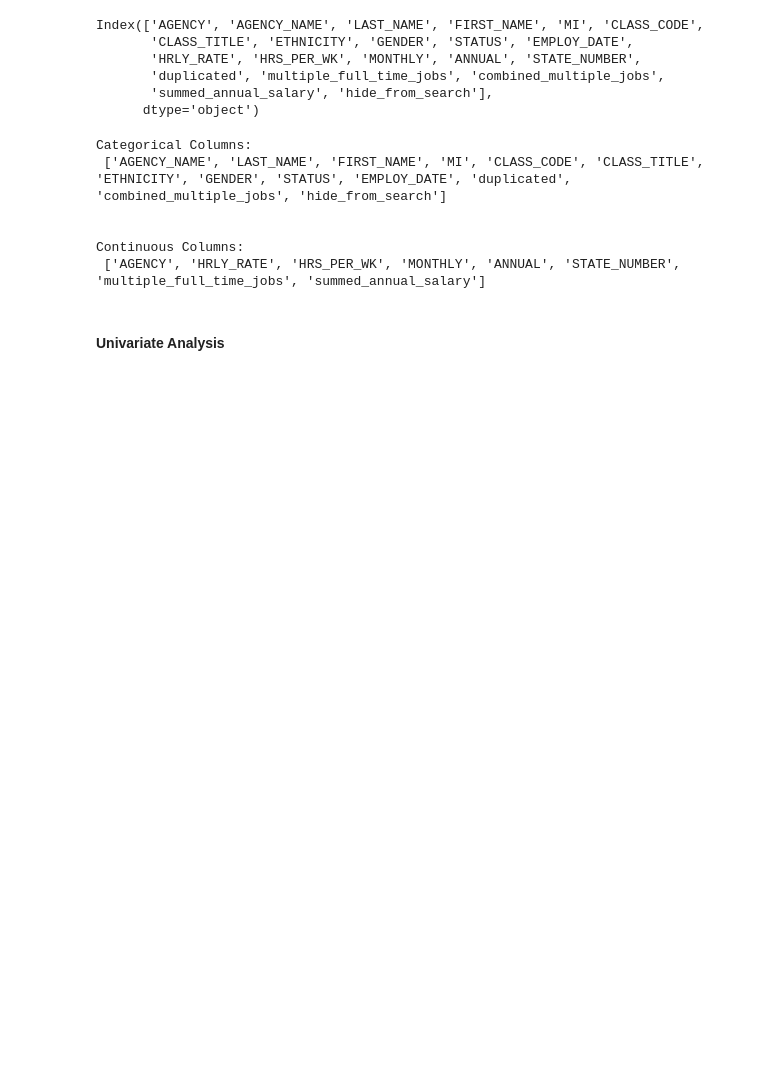
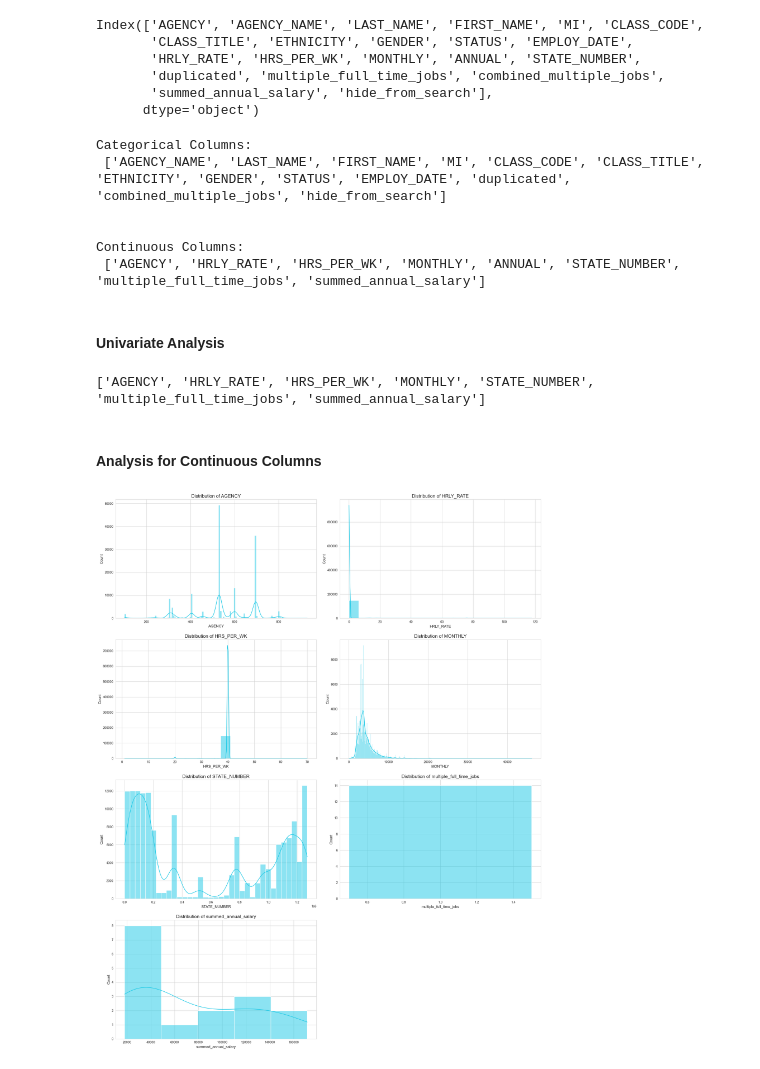
Before and after one commit to vishnu2646/Datamites-Projects, a Jupyter notebook: Texas salary prediction/project.ipynb, the cells around one changed output. Saved outputs shown, nothing was run; the diff lists cells and outputs as text; code cells hidden in the pictures; blank space fills up the shorter version.

```diff
--- a/Texas salary prediction/project.ipynb
+++ b/Texas salary prediction/project.ipynb
@@ -404,3 +404,28 @@ Continuous Columns:
  ['AGENCY', 'HRLY_RATE', 'HRS_PER_WK', 'MONTHLY', 'ANNUAL', 'STATE_NUMBER', 'multiple_full_time_jobs', 'summed_annual_salary']
 # %% [markdown]
 <h4><b>Univariate Analysis</b></h4>
+# %%
+# Remove the ANNUAL column from the continuous columns since its a target/output variable/column.
+continuous_columns.remove('ANNUAL')
+print(continuous_columns)
+# %% [output]
+['AGENCY', 'HRLY_RATE', 'HRS_PER_WK', 'MONTHLY', 'STATE_NUMBER', 'multiple_full_time_jobs', 'summed_annual_salary']
+# %% [markdown]
+<h4 style="font-size: 14px"><b>Analysis for Continuous Columns</b></h4>
+# %%
+plt.figure(figsize=(20, 25), facecolor='white')
+sns.set_style('whitegrid')
+plotnumber= 1
+
+for column in continuous_columns:
+    if plotnumber < 8:
+        ax= plt.subplot(4, 2, plotnumber)
+        sns.histplot(data=data, x=column, color='#1AC9E6', kde=True)
+        plt.xlabel(column, fontsize=12)
+        plt.ylabel('Count', fontsize=12)
+        plt.title(f'Distribution of {column}', fontsize=15)
+    plotnumber+=1
+plt.tight_layout(h_pad=2, w_pad=2)
+plt.show()
+# %% [output]
+[figure, added]
```
Also changed, not shown: parts of 4 cells of this notebook.
